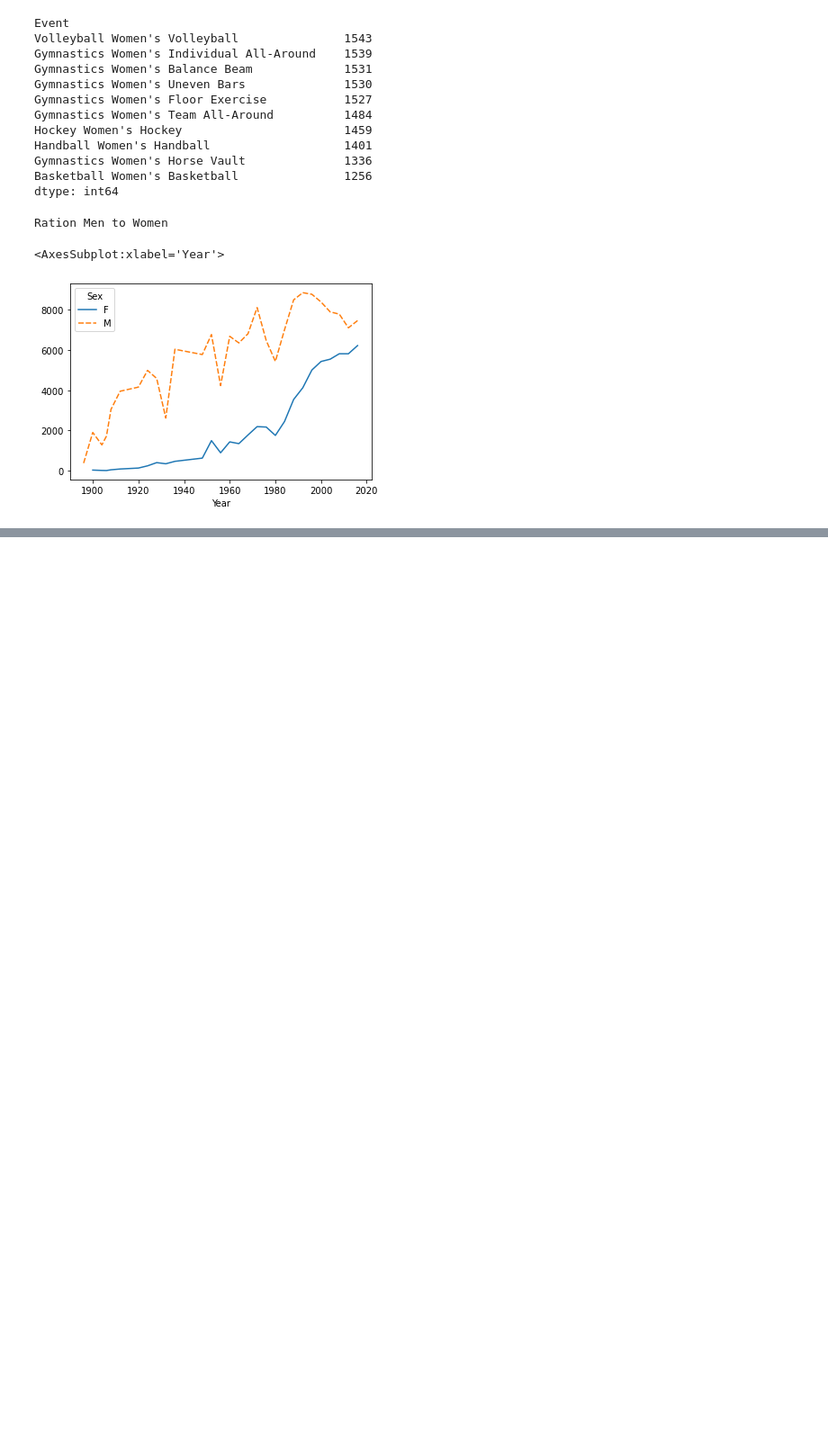
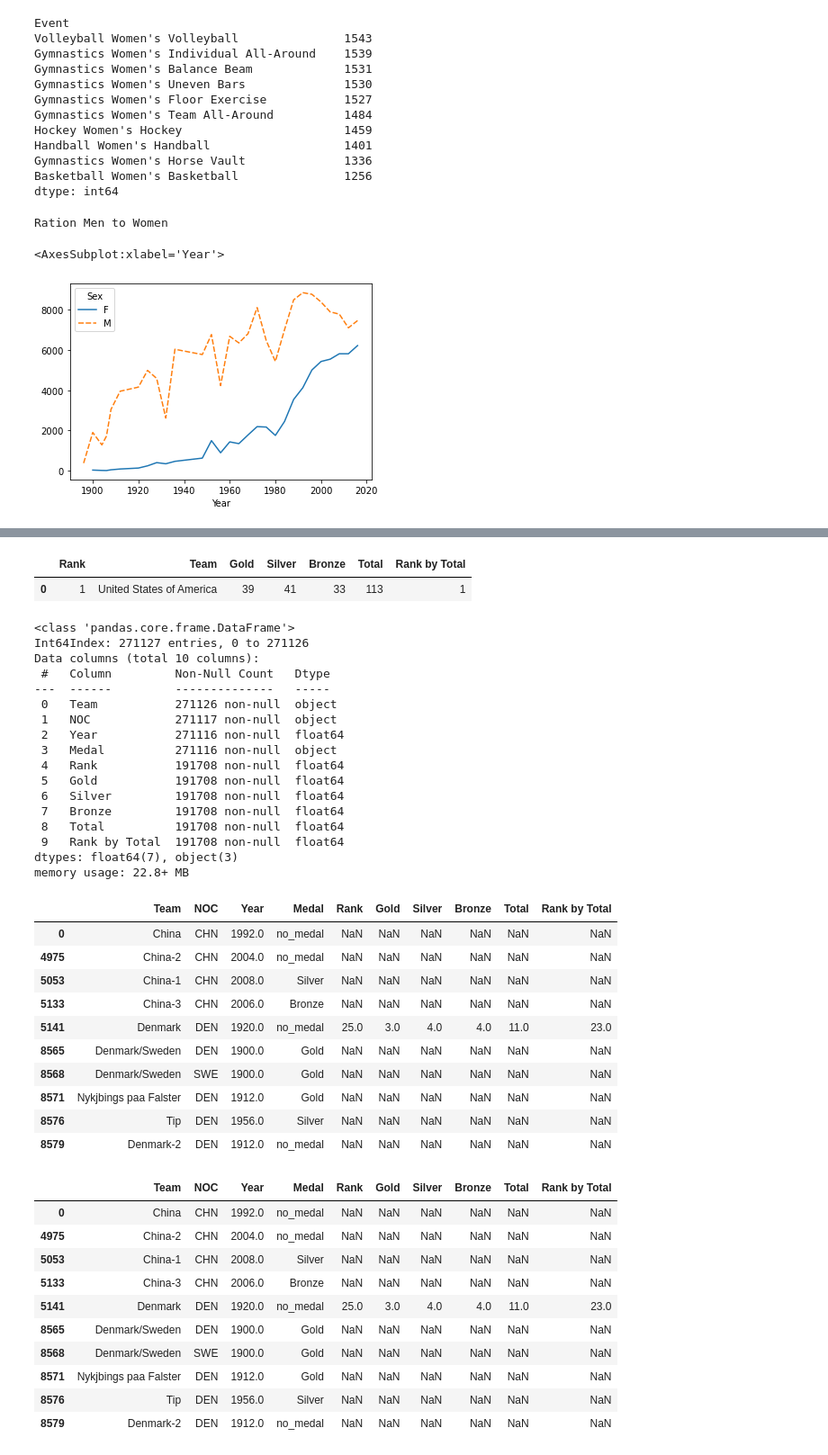
Before and after one commit to vitaminsofsalem/Data_Engineering_Milestone_1, a Jupyter notebook: Olympic_Exploration.ipynb, the cells around one changed output, grey strips where cells are left out. Shown: that part at 90% size. Saved outputs shown, nothing was run; the diff lists cells and outputs as text; code cells hidden in the pictures; blank space fills up the shorter version.

```diff
--- a/Olympic_Exploration.ipynb
+++ b/Olympic_Exploration.ipynb
@@ -392,0 +373,6 @@ MultiIndex([(  'Bronze', 1984.0),
+# %%
+# Loading the dataset
+medals_df = pd.read_excel('./data/medals.xlsx')
+medals_df.sort_values('Total', ascending=False).head(10)
+medals_df.rename(columns={'Team/NOC': 'Team'}, inplace=True)
+medals_df.head(10)
@@ -392,0 +391,55 @@ MultiIndex([(  'Bronze', 1984.0),
+# %%
+medals_df[medals_df['Team'] == 'United States of America']
+# %% [output]
+|  | Rank | Team | Gold | Silver | Bronze | Total | Rank by Total |
+| 0 | 1 | United States of America | 39 | 41 | 33 | 113 | 1 |
+# %%
+total_merge_df = merged_df.merge(medals_df, how='outer', on='Team')
+total_merge_df.drop(['ID','Name','Sex','Age','Height','Weight','Games','Season','City','Sport','Event','Notes'], axis=1, inplace=True)
+# man = cat.loc[cat['Gold'].isna()].drop_duplicates(subset=['NOC'])
+total_merge_df.info()
+#display(total_merge_df[total_merge_df['Team'] == "People's Republic of China"])
+total_merge_df.drop_duplicates(subset=['Team','NOC'], inplace=True)
+display(total_merge_df.head(10))
+#total_merge_df[total_merge_df['Team'] == "People's Republic of China"]
+total_merge_df.head(10)
+# %% [output]
+<class 'pandas.core.frame.DataFrame'>
+Int64Index: 271127 entries, 0 to 271126
+Data columns (total 10 columns):
+ #   Column         Non-Null Count   Dtype
+---  ------         --------------   -----
+ 0   Team           271126 non-null  object
+ 1   NOC            271117 non-null  object
+ 2   Year           271116 non-null  float64
+ 3   Medal          271116 non-null  object
+ 4   Rank           191708 non-null  float64
+ 5   Gold           191708 non-null  float64
+ 6   Silver         191708 non-null  float64
+ 7   Bronze         191708 non-null  float64
+ 8   Total          191708 non-null  float64
+ 9   Rank by Total  191708 non-null  float64
+dtypes: float64(7), object(3)
+memory usage: 22.8+ MB
+|  | Team | NOC | Year | Medal | Rank | Gold | Silver | Bronze | Total | Rank by Total |
+| 0 | China | CHN | 1992.0 | no_medal | NaN | NaN | NaN | NaN | NaN | NaN |
+| 4975 | China-2 | CHN | 2004.0 | no_medal | NaN | NaN | NaN | NaN | NaN | NaN |
+| 5053 | China-1 | CHN | 2008.0 | Silver | NaN | NaN | NaN | NaN | NaN | NaN |
+| 5133 | China-3 | CHN | 2006.0 | Bronze | NaN | NaN | NaN | NaN | NaN | NaN |
+| 5141 | Denmark | DEN | 1920.0 | no_medal | 25.0 | 3.0 | 4.0 | 4.0 | 11.0 | 23.0 |
+| 8565 | Denmark/Sweden | DEN | 1900.0 | Gold | NaN | NaN | NaN | NaN | NaN | NaN |
+| 8568 | Denmark/Sweden | SWE | 1900.0 | Gold | NaN | NaN | NaN | NaN | NaN | NaN |
+| 8571 | Nykjbings paa Falster | DEN | 1912.0 | Gold | NaN | NaN | NaN | NaN | NaN | NaN |
+| 8576 | Tip | DEN | 1956.0 | Silver | NaN | NaN | NaN | NaN | NaN | NaN |
+| 8579 | Denmark-2 | DEN | 1912.0 | no_medal | NaN | NaN | NaN | NaN | NaN | NaN |
+|  | Team | NOC | Year | Medal | Rank | Gold | Silver | Bronze | Total | Rank by Total |
+| 0 | China | CHN | 1992.0 | no_medal | NaN | NaN | NaN | NaN | NaN | NaN |
+| 4975 | China-2 | CHN | 2004.0 | no_medal | NaN | NaN | NaN | NaN | NaN | NaN |
+| 5053 | China-1 | CHN | 2008.0 | Silver | NaN | NaN | NaN | NaN | NaN | NaN |
+| 5133 | China-3 | CHN | 2006.0 | Bronze | NaN | NaN | NaN | NaN | NaN | NaN |
+| 5141 | Denmark | DEN | 1920.0 | no_medal | 25.0 | 3.0 | 4.0 | 4.0 | 11.0 | 23.0 |
+| 8565 | Denmark/Sweden | DEN | 1900.0 | Gold | NaN | NaN | NaN | NaN | NaN | NaN |
+| 8568 | Denmark/Sweden | SWE | 1900.0 | Gold | NaN | NaN | NaN | NaN | NaN | NaN |
+| 8571 | Nykjbings paa Falster | DEN | 1912.0 | Gold | NaN | NaN | NaN | NaN | NaN | NaN |
+| 8576 | Tip | DEN | 1956.0 | Silver | NaN | NaN | NaN | NaN | NaN | NaN |
+| 8579 | Denmark-2 | DEN | 1912.0 | no_medal | NaN | NaN | NaN | NaN | NaN | NaN |
```
Also changed, not shown: parts of 19 cells of this notebook.
